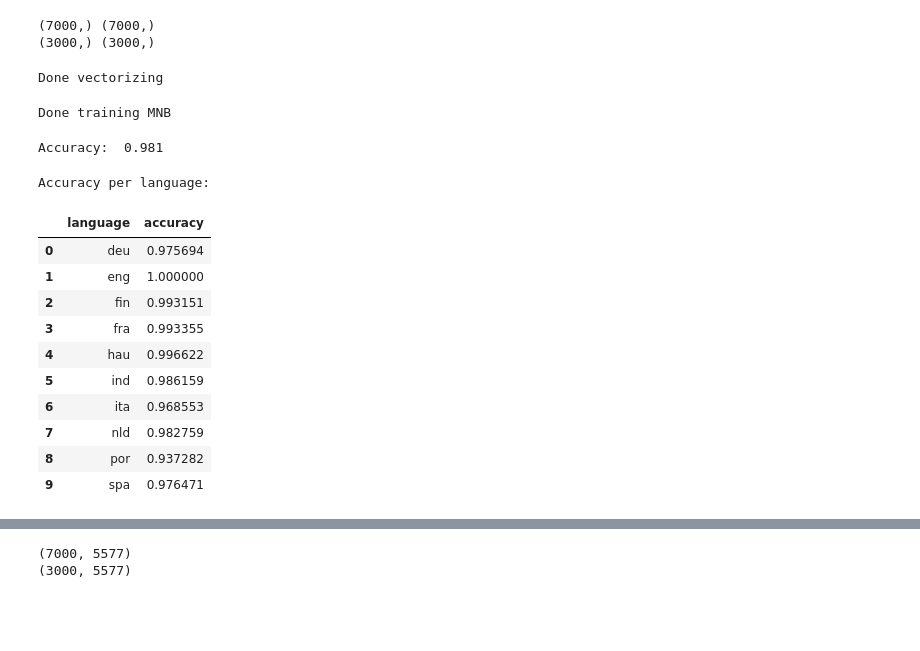
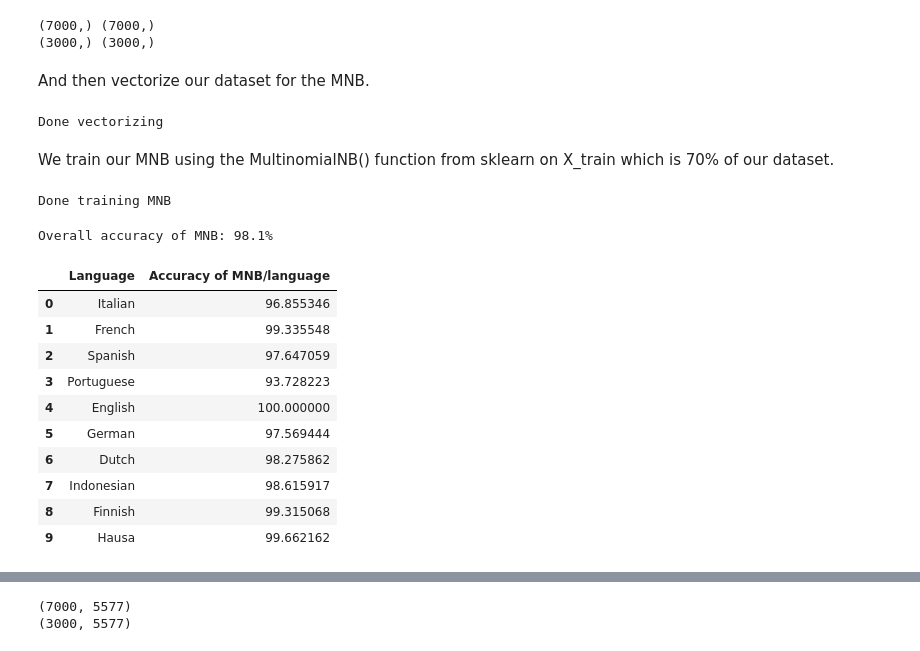
Before and after one commit to TheHamad2023/CS345-Spring2025-Project, a Jupyter notebook: CS345-Project.ipynb, the cells around one changed output, grey strips where cells are left out. Saved outputs shown, nothing was run; the diff lists cells and outputs as text; code cells hidden in the pictures; blank space fills up the shorter version.

Commit message:
Improved tables and added words

```diff
--- a/CS345-Project.ipynb
+++ b/CS345-Project.ipynb
@@ -139,62 +142,68 @@ print(X_test.shape, y_test.shape)
 # %% [output]
 (7000,) (7000,)
 (3000,) (3000,)
+# %% [markdown]
+And then vectorize our dataset for the MNB.
 # %%
 from sklearn.feature_extraction.text import CountVectorizer
 
 vectorizer = CountVectorizer(strip_accents='unicode')
-X_tr_vectors = vectorizer.fit_transform(X_train)
-X_te_vectors = vectorizer.transform(X_test)
+X_train_vectors = vectorizer.fit_transform(X_train)
+X_test_vectors = vectorizer.transform(X_test)
 print("Done vectorizing")
 # %% [output]
 Done vectorizing
+# %% [markdown]
+We train our MNB using the MultinomialNB() function from sklearn on X_train which is 70% of our dataset.
 # %%
 from sklearn.naive_bayes import MultinomialNB
 
 model = MultinomialNB()
-model.fit(X_tr_vectors, y_train)
+model.fit(X_train_vectors, y_train)
 print("Done training MNB")
+
+from sklearn.metrics import accuracy_score
+
+y_pred = model.predict(X_test_vectors)
+accuracy = accuracy_score(y_test, y_pred)
+print("Overall accuracy of MNB: " + str(accuracy * 100) + "%")
 # %% [output]
 Done training MNB
 # %%
-from sklearn.metrics import accuracy_score
-
-y_pred = model.predict(X_te_vectors)
-accuracy = accuracy_score(y_test, y_pred)
-print("Accuracy: ", accuracy)
-# print(y_pred[0:10])
-# print(X_test[0:10])
 # %% [output]
-Accuracy:  0.981
+Overall accuracy of MNB: 98.1%
 # %%
-def group_accuracy(group):
-    return accuracy_score(group['language'], group['pred'])
+def get_lang_accuracies(y_true, y_pred):
+    df = pd.DataFrame({'language': y_true, 'pred': y_pred})
+    accuracies = []
 
-df = pd.DataFrame({'language': y_test, 'pred': y_pred})
+    for lang in lang_codes:
+        lang_group = df[df['language'] == lang]
+        if len(lang_group) > 0:
+            acc = accuracy_score(lang_group['language'], lang_group['pred'])
+        else:
+            acc = 0
+        accuracies.append(acc)
 
-lang_accuracy = df.groupby('language').apply(group_accuracy).reset_index(name='accuracy')
+    percent_accuracies = [x * 100 for x in accuracies]
+    df = None
+    return percent_accuracies
 
-print("\nAccuracy per language:")
-# print(lang_accuracy)
-display(lang_accuracy)
+df_MNB_lang = pd.DataFrame({
+    'Language': langs,
+    'Accuracy of MNB/language': get_lang_accuracies(y_test, y_pred)
+})
 
-# df = pd.DataFrame({'true_label': y_test, 'pred': y_pred})
-# df['correct'] = (df['true_label'] == df['pred']).astype(int)
-
-# lang_accuracy = df.groupby('true_label')['correct'].mean()
-
-# print("\nAccuracy per language:")
-# print(lang_accuracy)
+display(df_MNB_lang)
 # %% [output]
-Accuracy per language:
-|  | language | accuracy |
-| 0 | deu | 0.975694 |
-| 1 | eng | 1.000000 |
-| 2 | fin | 0.993151 |
-| 3 | fra | 0.993355 |
-| 4 | hau | 0.996622 |
-| 5 | ind | 0.986159 |
-| 6 | ita | 0.968553 |
-| 7 | nld | 0.982759 |
-| 8 | por | 0.937282 |
-| 9 | spa | 0.976471 |
+|  | Language | Accuracy of MNB/language |
+| 0 | Italian | 96.855346 |
+| 1 | French | 99.335548 |
+| 2 | Spanish | 97.647059 |
+| 3 | Portuguese | 93.728223 |
+| 4 | English | 100.000000 |
+| 5 | German | 97.569444 |
+| 6 | Dutch | 98.275862 |
+| 7 | Indonesian | 98.615917 |
+| 8 | Finnish | 99.315068 |
+| 9 | Hausa | 99.662162 |
```
Also changed, not shown: parts of 8 cells of this notebook.
